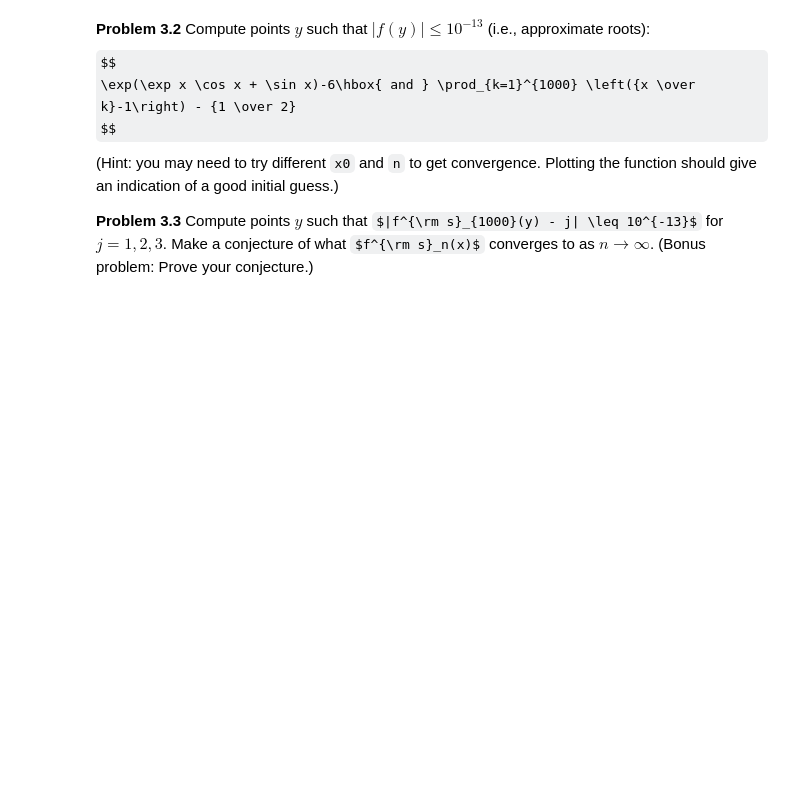
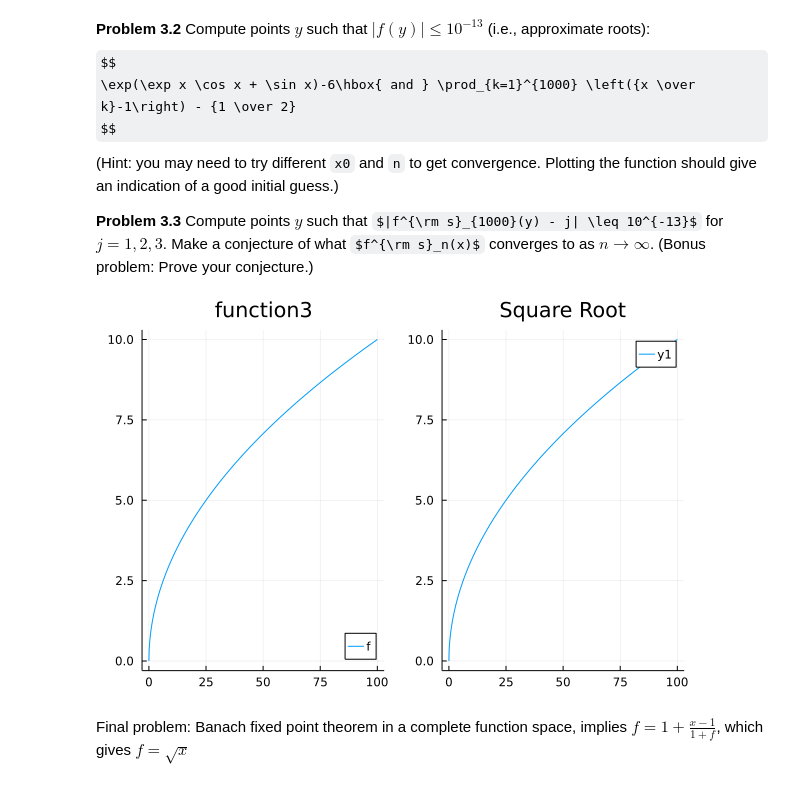
Before and after one commit to isomorphicdude/MATH50003NumericalAnalysis, a Jupyter notebook: my_sheets/week2.ipynb, the cells around one changed output. Saved outputs shown, nothing was run; the diff lists cells and outputs as text; code cells hidden in the pictures; some formulas as TeX source; blank space fills up the shorter version.

```diff
--- a/my_sheets/week2.ipynb
+++ b/my_sheets/week2.ipynb
@@ -143,13 +207,16 @@ exp(x::Dual) = Dual(exp(x.a), exp(x.a) * x.b)
 
 function cos(x::Dual)
     # TODO: implement cos for Duals
+    Dual(cos(x.a), -(x.b * sin(x.a)))
 end
 
 function sin(x::Dual)
     # TODO: implement sin for Duals
+    Dual(sin(x.a), (x.b * cos(x.a)))
 end
 
 function /(x::Dual, y::Dual)
     # TODO: implement division for Duals
+    Dual(x.a / y.a, (x.b * y.a - x.a * y.b)/(y.a^2) )
 end
 # %% [output]
@@ -179,0 +272,11 @@ newton (generic function with 1 method)
+# %%
+function newton(f, x0, n)
+    ## TODO: compute x_n
+    # x0 is a dual
+    if n==1
+        x0.a
+    else
+        xk = Dual(newton(f, x0, n-1))
+        xk.a - (f(xk).a / (f(xk + ϵ).b)) # as Dual implementation supports both Dual and Real
+    end
+end
@@ -187,3 +292,57 @@ indication of a good initial guess.)
 
 **Problem 3.3** Compute points $y$ such that $|f^{\rm s}_{1000}(y) - j| \leq 10^{-13}$ for $j = 1,2,3$.
 Make a conjecture of what $f^{\rm s}_n(x)$ converges to as $n → ∞$. (Bonus problem: Prove your conjecture.)
+# %%
+# Problem 3.2
+
+function func0(x::Dual, n)
+    exp(exp(x)*cos(x)+sin(x)) - Dual(6.0)
+end
+
+function func2(x::Dual, n)
+    result = 1
+    for i = 1:1000
+        result *= x/i - 1
+    end
+    result-Dual(0.5)
+end
+
+function func3(x::Dual, n)
+    if n==1
+        1 + (x-1) / 2
+    else
+        1 + (x-1) / (1 + func3(x, n-1))
+    end
+end
+
+thres = 1e-13
+x_vals = (0:0.1:100)
+y_vals = []
+for x in x_vals
+    y = func3(Dual(x),1000).a
+    push!(y_vals,y)
+end
+#print(y_vals)
+
+# Choose n=100 x0=3
+
+function findRoot(func, n, x0, thres, root)
+    err = abs(func(x0,1000).a-root)
+    i = 1
+    while err > thres && i < n
+        x = newton(func, x0, i)
+        err = abs(func(Dual(x),1000).a)
+        i+=1
+    end
+    print(err)
+    x
+end
+# findRoot(func3, 1000, Dual(5.0), thres)
+
+func3_plt = plot(x_vals, y_vals; label="f", legend=:bottomright)
+sqrt_plt = plot(x_vals, (x_vals) .^ 0.5)
+plot(func3_plt, sqrt_plt, layout = 2, title = ["function3" "Square Root"])
+# %% [output]
+[figure, added]
+# %% [markdown]
+Final problem: Banach fixed point theorem in a complete function space, implies $f=1+\frac{x-1}{1+f}$, which gives $f = \sqrt{x}$
```
Also changed, not shown: parts of 7 cells of this notebook.
